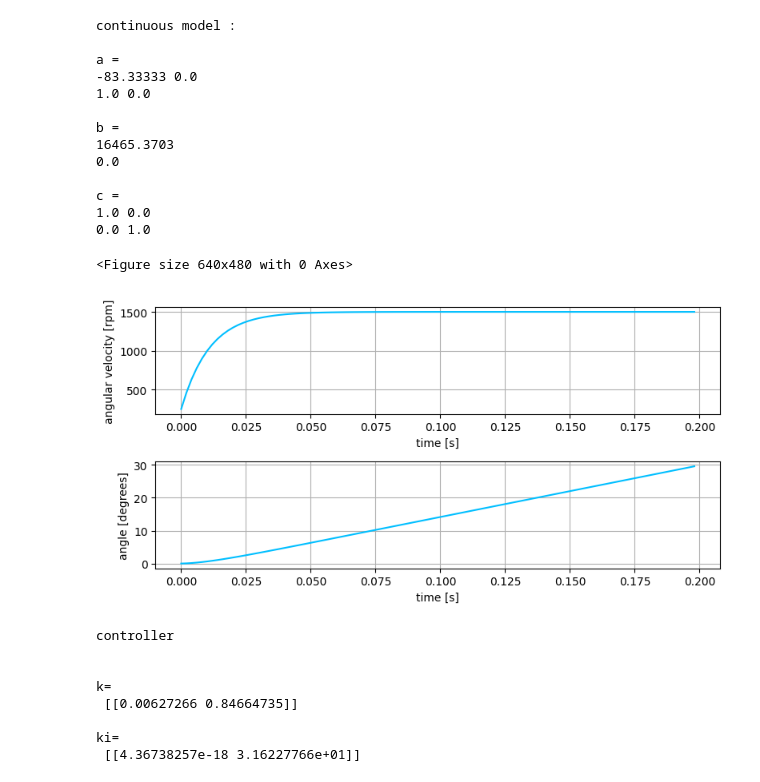
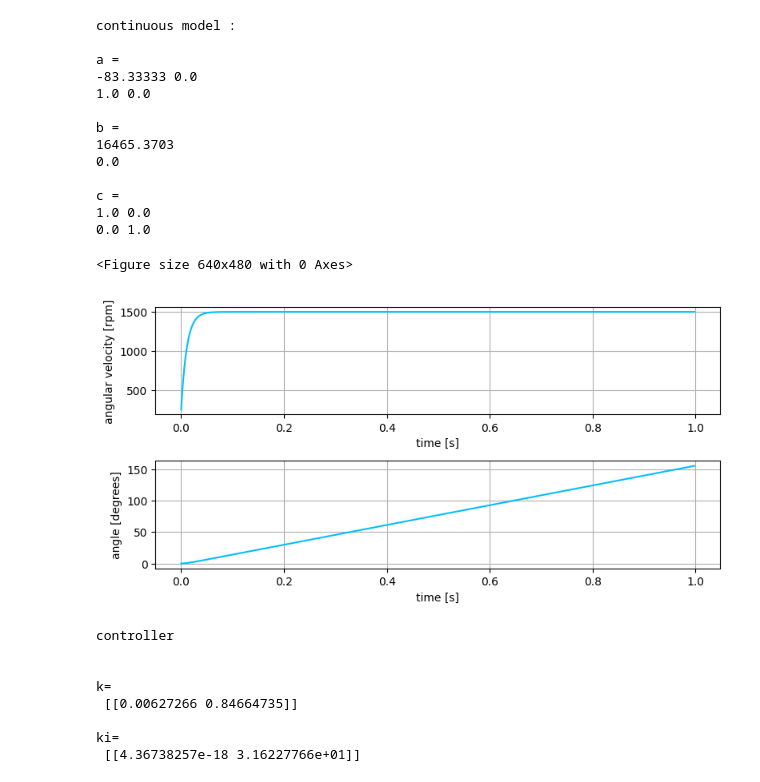
Before and after one commit to michalnand/brushless_motor_control, a Jupyter notebook: utils/lqr_design.ipynb, the cells around one changed output. Saved outputs shown, nothing was run; the diff lists cells and outputs as text; code cells hidden in the pictures.

```diff
--- a/utils/lqr_design.ipynb
+++ b/utils/lqr_design.ipynb
@@ -8,7 +8,7 @@ rpm_free = 1500     #rpm,   on max current
 tau      = 0.012    #12ms,  motor time constant
 
 
-rad_free = 2.0*numpy.pi*rpm_free/60 #rpm to rad/s
+rad_free = (rpm_free/60.0)*(2.0*numpy.pi) #rpm to rad/s
 
 #sampling frequency, 500Hz
 dt       = 1.0/500.0
@@ -20,36 +20,36 @@ mat_b = numpy.zeros((2, 1))
 mat_a[0][0] = -1.0/tau
 mat_a[1][0] = 1.0
 
 mat_b[0][0] = (rad_free/i_max)*(1.0/tau)
 
 
 ds   = LibsControl.DynamicalSystem(mat_a, mat_b, dt=dt)
 
 print(str(ds))
 
-steps = 100
+steps = 500
 t_result = numpy.arange(steps)*dt
 #plot system open loop step response
 u_result, x_result, y_result = ds.step_response(amplitudes = i_max, steps=steps)
 
-y_result[:, 0]*= 60.0/(2*numpy.pi)
+y_result[:, 0]*= 60.0/(2.0*numpy.pi) #convert rad/s to rpm
 LibsControl.plot_open_loop_response(t_result, y_result, "open_loop_response", labels=["angular velocity [rpm]", "angle [degrees]"])
 # %% [output]
 continuous model :
 
 a =
 -83.33333 0.0
 1.0 0.0
 
 b =
 16465.3703
 0.0
 
 c =
 1.0 0.0
 0.0 1.0
 <Figure size 640x480 with 0 Axes>
-[figure, old version]
+[figure, new version]
 # %%
 q = numpy.array([ [0.0, 0.0], [0.0, 1.0] ] )
 r = numpy.array( [ [0.001] ])
```
Also changed, not shown: parts of 1 cell of this notebook, 19 other files.
